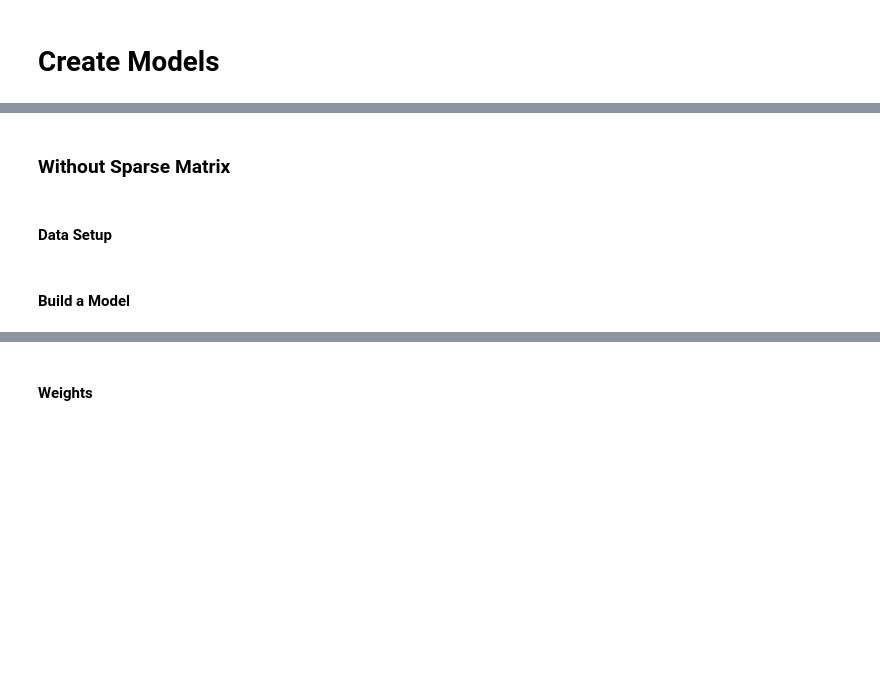
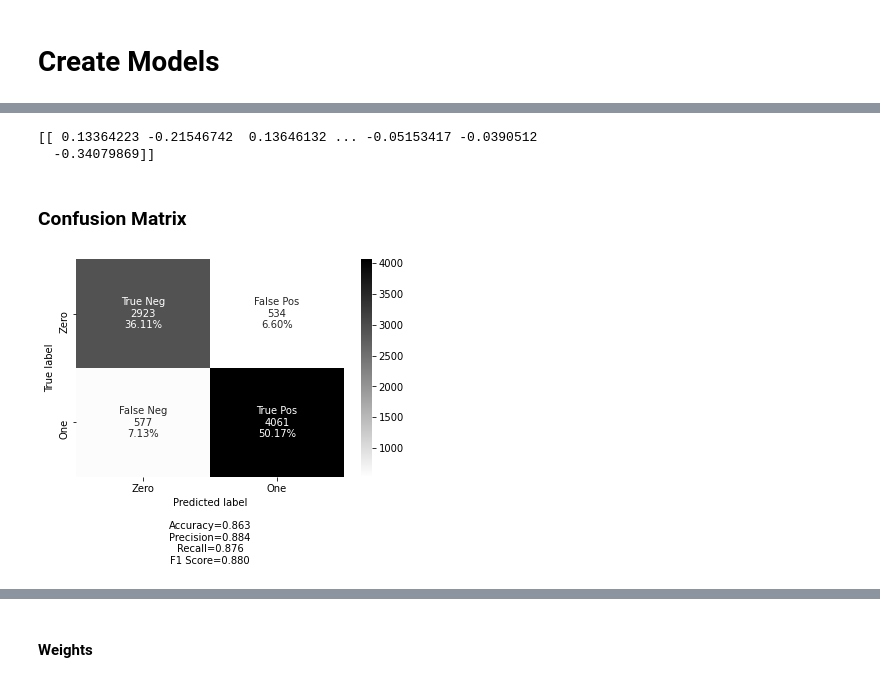
Before and after one commit to sachinac/ML7331, a Jupyter notebook: msds_7331_mini_lab.ipynb, the cells around one changed output, grey strips where cells are left out. Saved outputs shown, nothing was run; the diff lists cells and outputs as text; code cells hidden in the pictures; blank space fills up the shorter version.

```diff
--- a/msds_7331_mini_lab.ipynb
+++ b/msds_7331_mini_lab.ipynb
@@ -16,0 +329,6 @@
+# %%
+X_train, X_test, y_train, y_test = train_test_split(
+    Xlab2_df,  # predictors
+    target_df,  # target
+    test_size=0.2,  # percentage of obs in test set
+    random_state=86)  # seed to ensure reproducibility
@@ -19,6 +399,24 @@
+# %%
+lr = LogisticRegression(penalty='l2', random_state=86,class_weight=None,solver='sag',n_jobs=-1)
+fit = lr.fit(Xtrain_Sparse,y_train)
+y_score = fit.decision_function(Xtest_Sparse)
+# %%
+ print(fit.coef_)
+# %% [output]
+[[ 0.13364223 -0.21546742  0.13646132 ... -0.05153417 -0.0390512
+  -0.34079869]]
 # %% [markdown]
-### Without Sparse Matrix
+### Confusion Matrix
-# %% [markdown]
-#### Data Setup
-# %% [markdown]
-#### Build a Model
+# %%
+y_pred = fit.predict(Xtest_Sparse)
+
+cnf_matrix = metrics.confusion_matrix(y_test,y_pred)
+
+labels = ['True Neg','False Pos','False Neg','True Pos']
+categories = ['Zero', 'One']
+make_confusion_matrix(cnf_matrix,
+                      group_names=labels,
+                      categories=categories,
+                      cmap='binary')
+# %% [output]
+[figure, added]
```
Also changed, not shown: parts of 28 cells of this notebook.
